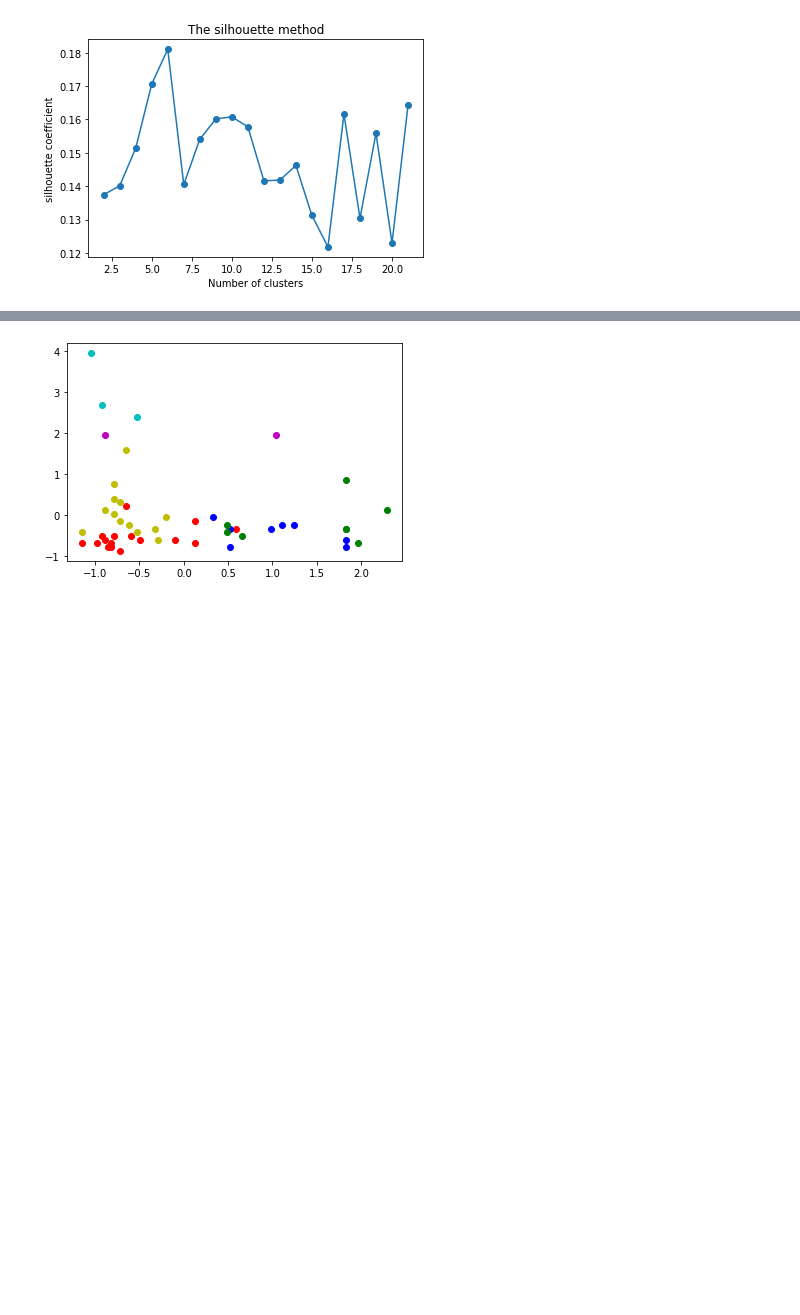
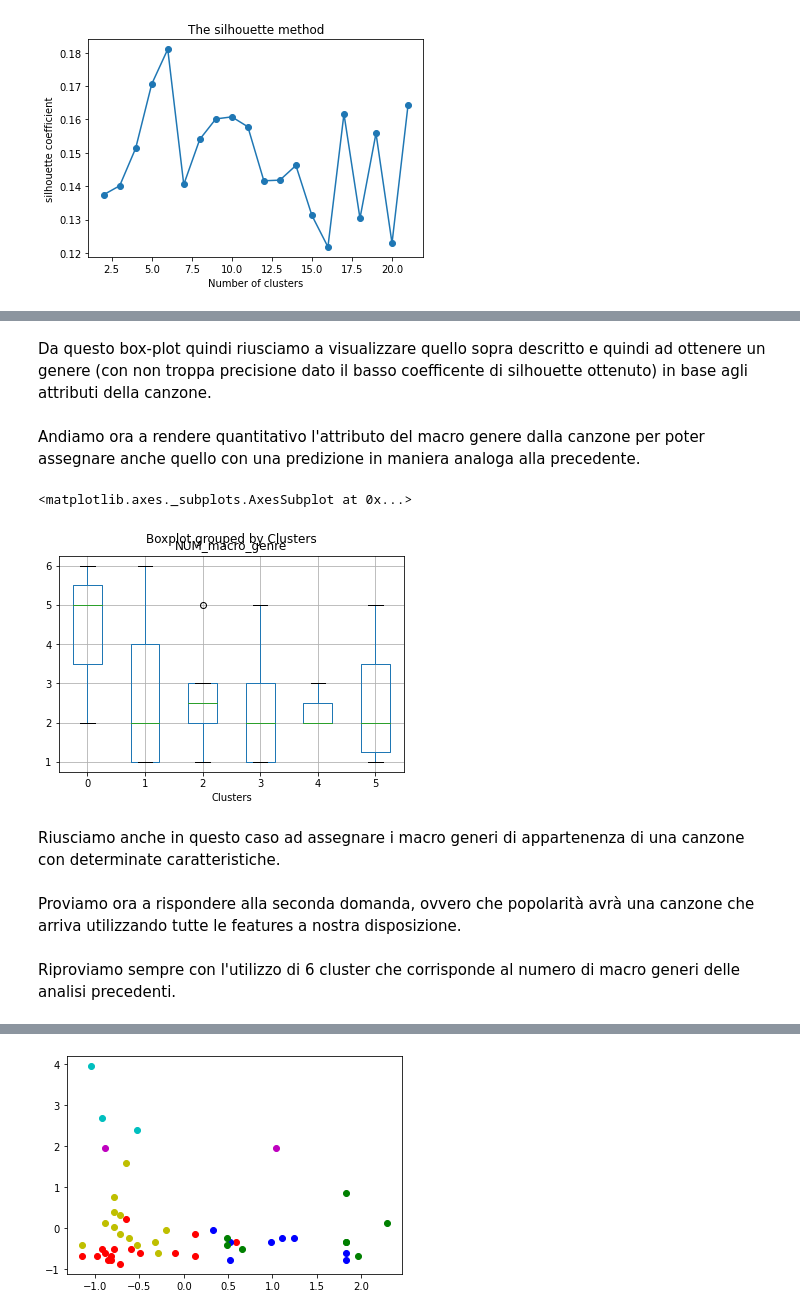
Before and after one commit to PedemonteGiacomo/DataScienceProject, a Jupyter notebook: project.ipynb, the cells around one changed output, grey strips where cells are left out. Drawn from its saved outputs; the diff is of its cells as text; code cells hidden in the pictures; blank space fills up the shorter version.

```diff
--- a/project.ipynb
+++ b/project.ipynb
@@ -910 +832,23 @@ Anche in questo caso proviamo a partire analizzando l'uso di 6 cluster e vediamo
+# %% [markdown]
+Da questo box-plot quindi riusciamo a visualizzare quello sopra descritto e quindi ad ottenere un genere (con non troppa precisione dato il basso coefficente di silhouette ottenuto) in base agli attributi della canzone.
+# %% [markdown]
+Andiamo ora a rendere quantitativo l'attributo del macro genere dalla canzone per poter assegnare anche quello con una predizione in maniera analoga alla precedente.
+# %%
+macro_generi_numerico = [1,3,1,1,4,1,4,1,4,2,3,2,1,1,5,2,3,4,5,6,2,4,3,3,2,1,1,5,3,3,2,2,3,5,2,6,1,1,1,2,2,2,2,1,3,2,3,2,2,1]
+#1 = pop
+#2 = dance
+#3 = reggaeton
+#4 = rap
+#5 = hip hop
+#6 = room
+maxi_all['NUM_macro_genre'] = macro_generi_numerico
+maxi_all["Clusters"]=kmeans.predict(X)
+maxi_all.boxplot(column='NUM_macro_genre',by='Clusters')
+# %% [output]
+<matplotlib.axes._subplots.AxesSubplot at 0x...>
+[figure, added]
+# %% [markdown]
+Riusciamo anche in questo caso ad assegnare i macro generi di appartenenza di una canzone con determinate caratteristiche.
+# %% [markdown]
+Proviamo ora a rispondere alla seconda domanda, ovvero che popolarità avrà una canzone che arriva utilizzando tutte le features a nostra disposizione.
 # %%
@@ -913,6 +857,8 @@ X=maxi_all[features]
 X = np.asarray(X)
 scaler = preprocessing.StandardScaler().fit(X)
 X = scaler.transform(X)
+# %% [markdown]
+Riproviamo sempre con l'utilizzo di 6 cluster che corrisponde al numero di macro generi delle analisi precedenti.
 # %%
 kmeans=KMeans(n_clusters=6, random_state=0).fit(X)
 y=kmeans.labels_
```
Also changed, not shown: parts of 93 cells of this notebook.
